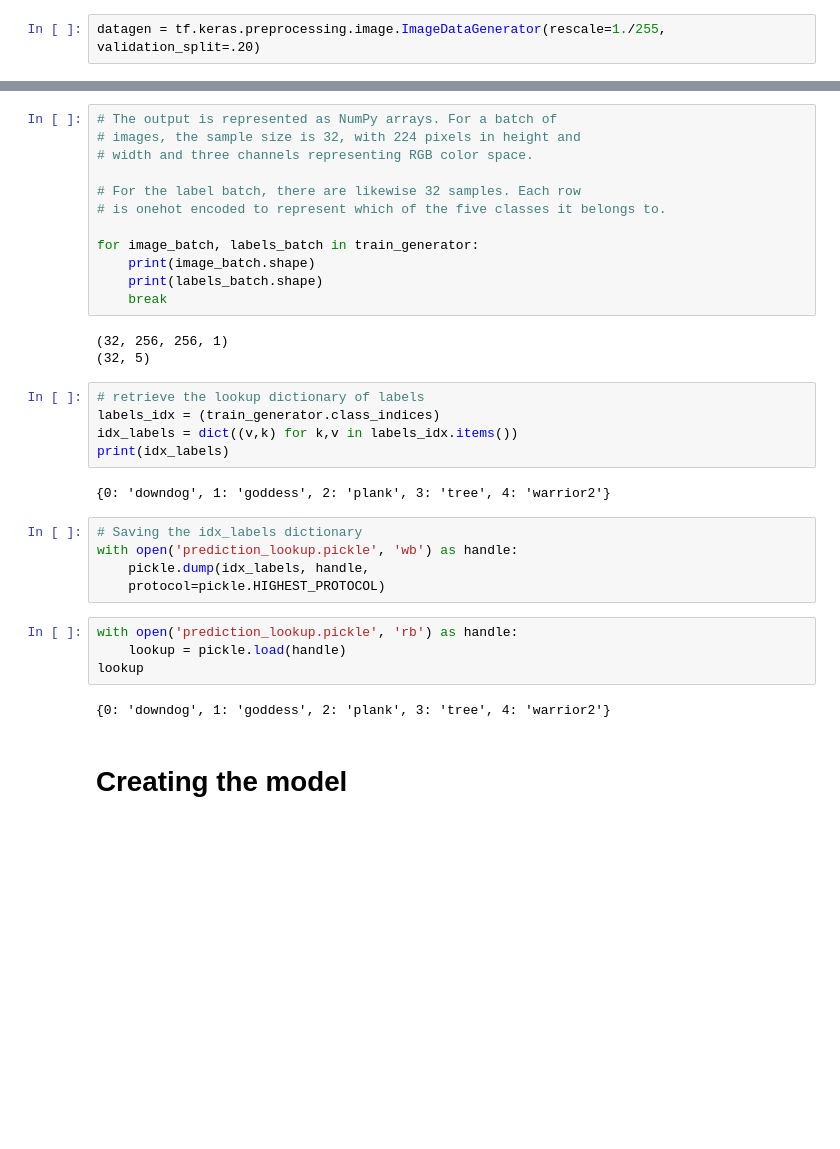
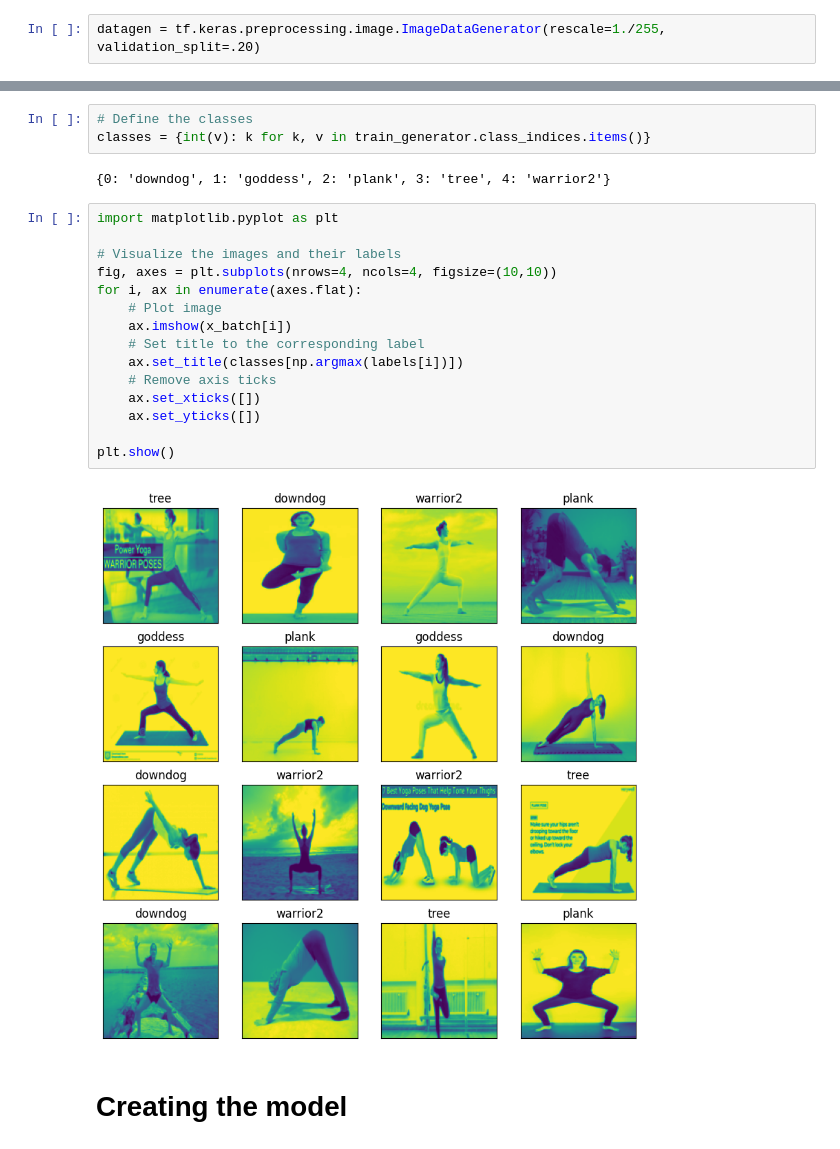
Before and after one commit to marwenkouidhi/CNN-MNIST-example, a Jupyter notebook: yoga-pose-classification/yoga-pose-classification.ipynb, the cells around one changed output, grey strips where cells are left out. Saved outputs shown, nothing was run; the diff lists cells and outputs as text; blank space fills up the shorter version.

```diff
--- a/yoga-pose-classification/yoga-pose-classification.ipynb
+++ b/yoga-pose-classification/yoga-pose-classification.ipynb
@@ -73,36 +80,25 @@ Found 1075 images belonging to 5 classes.
-# %%
-# The output is represented as NumPy arrays. For a batch of
-# images, the sample size is 32, with 224 pixels in height and
-# width and three channels representing RGB color space.
-
-# For the label batch, there are likewise 32 samples. Each row
-# is onehot encoded to represent which of the five classes it belongs to.
-
-for image_batch, labels_batch in train_generator:
-    print(image_batch.shape)
-    print(labels_batch.shape)
-    break
-# %% [output]
-(32, 256, 256, 1)
-(32, 5)
-# %%
-# retrieve the lookup dictionary of labels
-labels_idx = (train_generator.class_indices)
-idx_labels = dict((v,k) for k,v in labels_idx.items())
-print(idx_labels)
-# %% [output]
-{0: 'downdog', 1: 'goddess', 2: 'plank', 3: 'tree', 4: 'warrior2'}
-# %%
-# Saving the idx_labels dictionary
-with open('prediction_lookup.pickle', 'wb') as handle:
-    pickle.dump(idx_labels, handle,
-    protocol=pickle.HIGHEST_PROTOCOL)
-# %%
-with open('prediction_lookup.pickle', 'rb') as handle:
-    lookup = pickle.load(handle)
-lookup
-# %% [output]
-{0: 'downdog', 1: 'goddess', 2: 'plank', 3: 'tree', 4: 'warrior2'}
+# %%
+# Define the classes
+classes = {int(v): k for k, v in train_generator.class_indices.items()}
+# %% [output]
+{0: 'downdog', 1: 'goddess', 2: 'plank', 3: 'tree', 4: 'warrior2'}
+# %%
+import matplotlib.pyplot as plt
+
+# Visualize the images and their labels
+fig, axes = plt.subplots(nrows=4, ncols=4, figsize=(10,10))
+for i, ax in enumerate(axes.flat):
+    # Plot image
+    ax.imshow(x_batch[i])
+    # Set title to the corresponding label
+    ax.set_title(classes[np.argmax(labels[i])])
+    # Remove axis ticks
+    ax.set_xticks([])
+    ax.set_yticks([])
+
+plt.show()
+# %% [output]
+[figure, added]
 # %% [markdown]
 # Creating the model
 # %%
```
Also changed, not shown: parts of 32 cells of this notebook, 2 other files.
